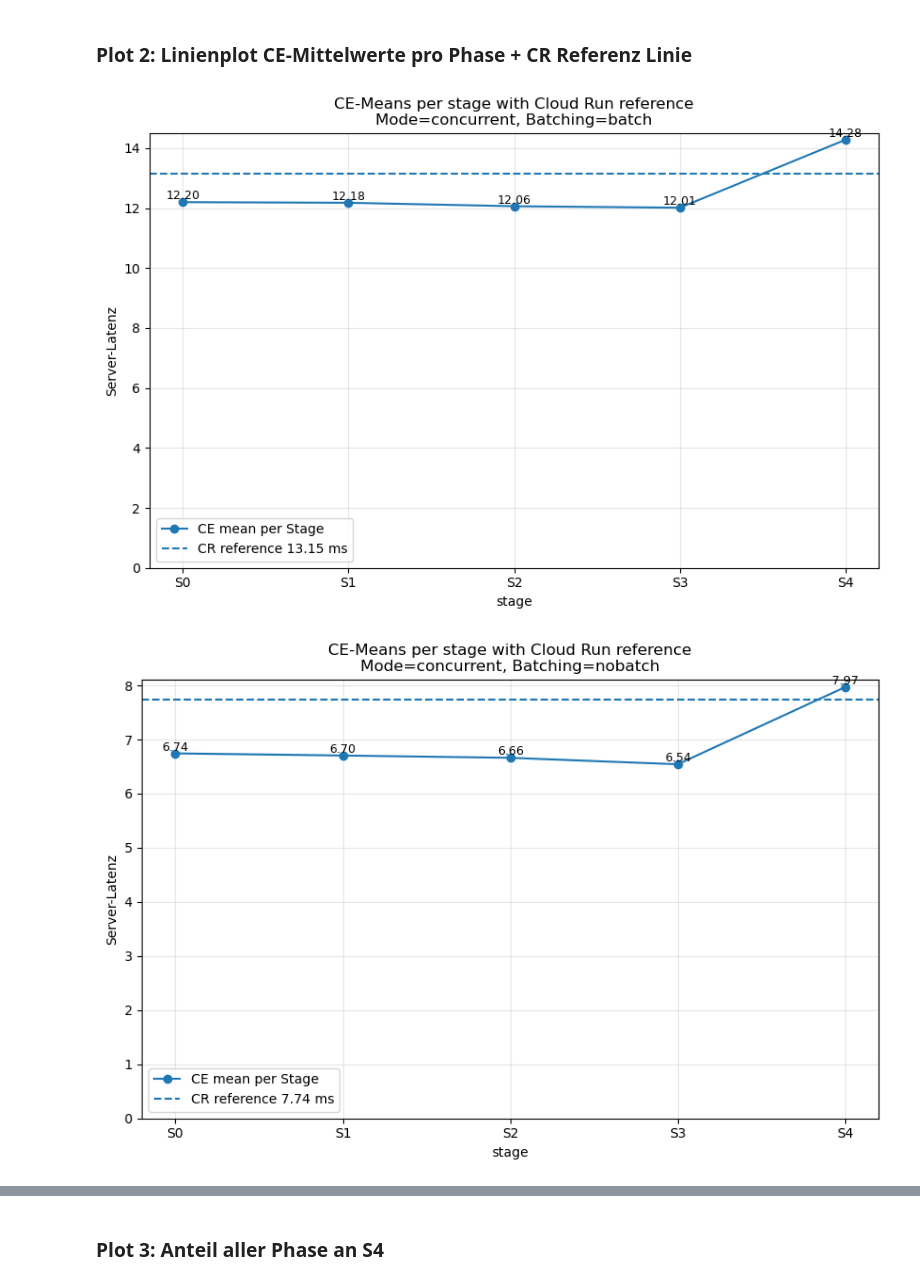
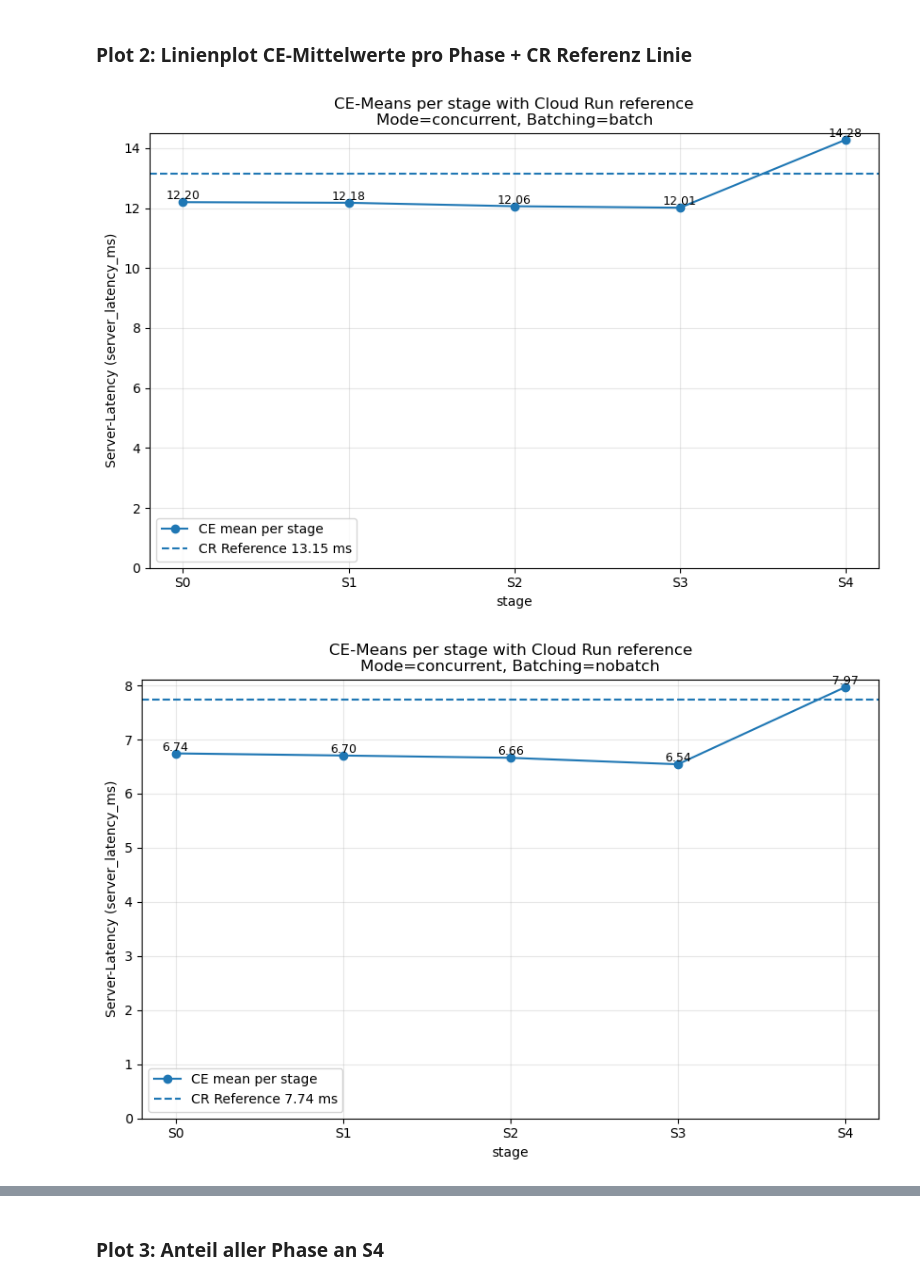
Before and after one commit to susannahufnagl/cloud-run-latency-analysis, a Jupyter notebook: analysis/Untitled.ipynb, the cells around one changed output, grey strips where cells are left out. Drawn from its saved outputs; the diff is of its cells as text; code cells hidden in the pictures.

```diff
--- a/analysis/Untitled.ipynb
+++ b/analysis/Untitled.ipynb
@@ -580,7 +579,7 @@ def plot_ce_means_per_phase_with_cr_ref(ce_phase_metrics, cr_refs, mode, batchin
     cr_ref = get_cr_ref(cr_refs, mode, batching, kind="mean")
 
     plt.figure(figsize=(10, 6))
-    line=plt.plot(stages, means, marker="o", label="CE mean per Stage")
+    line=plt.plot(stages, means, marker="o", label="CE mean per stage")
     for i, m in enumerate(means):
         plt.text(
             i,                # x-Position
@@ -593,7 +592,7 @@ def plot_ce_means_per_phase_with_cr_ref(ce_phase_metrics, cr_refs, mode, batchin
 
 
     # ichtig: keine „mean sum“ mehr –es ist einfach der globale CR-Mean
-    plt.axhline(cr_ref, linestyle="--", label=f"CR reference {cr_ref:.2f} ms")
+    plt.axhline(cr_ref, linestyle="--", label=f"CR Reference {cr_ref:.2f} ms")
 
     plt.title(f"CE-Means per stage with Cloud Run reference\nMode={mode}, Batching={batching}")
     plt.xlabel("stage")
@@ -614,58 +613,58 @@ plot_ce_means_per_phase_with_cr_ref(
     cr_ref_server,   # sind server Referenzen
     mode="concurrent",
     batching="batch",
-    metric_label="Server-Latenz",
+    metric_label="Server-Latency (server_latency_ms)",
 )
 plot_ce_means_per_phase_with_cr_ref(
     ce_phase_metrics_server,
     cr_ref_server,   # sind server Referenzen
     mode="concurrent",
     batching="nobatch",
-    metric_label="Server-Latenz",
+    metric_label="Server-Latency (server_latency_ms)",
 )
 plot_ce_means_per_phase_with_cr_ref(
     ce_phase_metrics_server,
     cr_ref_server,   # sind server Referenzen
     mode="independent",
     batching="batch",
-    metric_label="Server-Latenz",
+    metric_label="Server-Latency (server_latency_ms)",
 )
 plot_ce_means_per_phase_with_cr_ref(
     ce_phase_metrics_server,
     cr_ref_server,   # sind server Referenzen
     mode="independent",
     batching="nobatch",
-    metric_label="Server-Latenz",
+    metric_label="Server-Latency (server_latency_ms)",
 )
 
 plot_ce_means_per_phase_with_cr_ref(
     ce_phase_metrics_client,
     cr_ref_client,
     mode="concurrent",
     batching="batch",
-    metric_label="Client-Latenz",
+    metric_label="Client-Latency (client_total_ms)",
 )
 plot_ce_means_per_phase_with_cr_ref(
     ce_phase_metrics_client,
     cr_ref_client,
     mode="concurrent",
     batching="nobatch",
-    metric_label="Client-Latenz",
+    metric_label="Client-Latency (client_total_ms))",
 )
 plot_ce_means_per_phase_with_cr_ref(
     ce_phase_metrics_client,
     cr_ref_client,
     mode="independent",
     batching="batch",
-    metric_label="Client-Latenz",
+    metric_label="Client-Latency (client_total_ms)",
 )
 plot_ce_means_per_phase_with_cr_ref(
     ce_phase_metrics_client,
     cr_ref_client,
     mode="independent",
     batching="nobatch",
-    metric_label="Client-Latenz",
+    metric_label="Client-Latency (client_total_ms)",
 )
 # %% [output]
-[figure, old version]
+[figure, new version]
-[figure, old version]
+[figure, new version]
```
Also changed, not shown: parts of 11 cells of this notebook, 2 other files.
